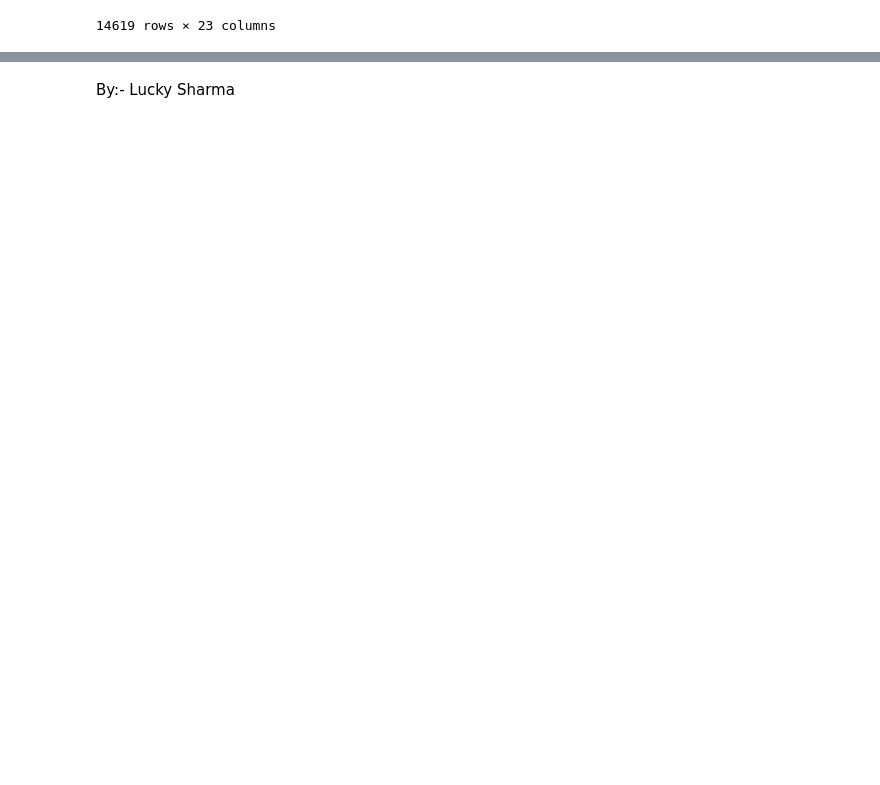
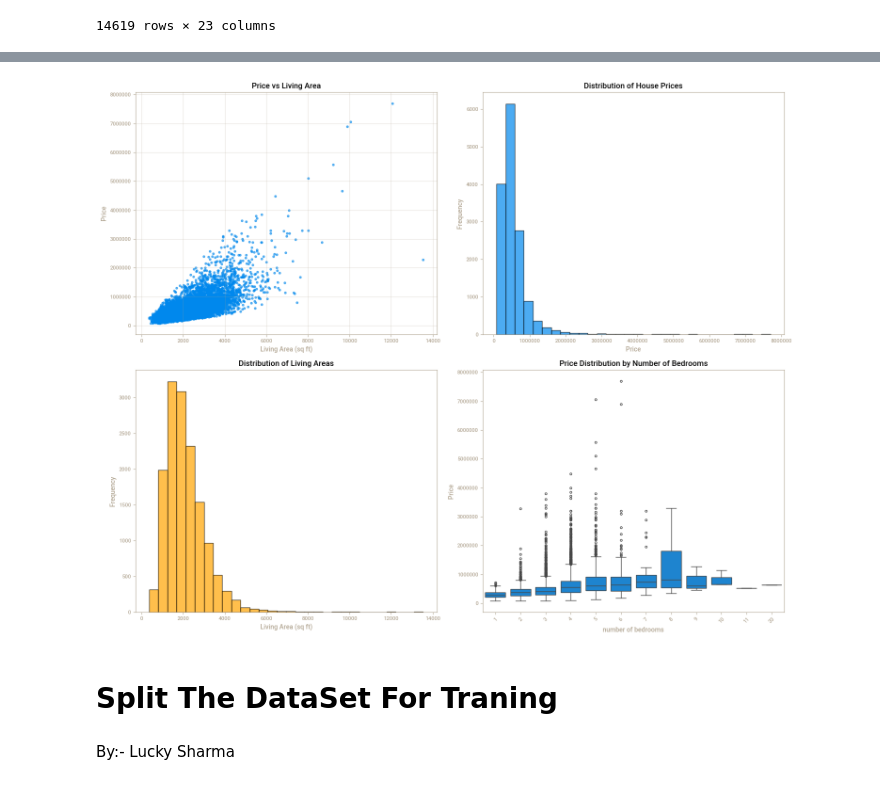
Before and after one commit to itsluckysharma01/House_Price_India-Regression_Model-ML., a Jupyter notebook: House_Price_India-Regression-ML.ipynb, the cells around one changed output, grey strips where cells are left out. Saved outputs shown, nothing was run; the diff lists cells and outputs as text; code cells hidden in the pictures; blank space fills up the shorter version.

```diff
--- a/House_Price_India-Regression-ML.ipynb
+++ b/House_Price_India-Regression-ML.ipynb
@@ -32,2 +336,36 @@ df
+# %%
+# Create a comprehensive visualization dashboard
+fig, axes = plt.subplots(2, 2, figsize=(15, 12))
+
+# 1. Scatter plot
+axes[0, 0].scatter(df['living area'], df['Price'], alpha=0.6)
+axes[0, 0].set_xlabel('Living Area (sq ft)')
+axes[0, 0].set_ylabel('Price')
+axes[0, 0].set_title('Price vs Living Area')
+axes[0, 0].grid(True, alpha=0.3)
+
+# 2. Histogram of prices
+axes[0, 1].hist(df['Price'], bins=30, edgecolor='black', alpha=0.7)
+axes[0, 1].set_xlabel('Price')
+axes[0, 1].set_ylabel('Frequency')
+axes[0, 1].set_title('Distribution of House Prices')
+
+# 3. Histogram of living areas
+axes[1, 0].hist(df['living area'], bins=30, edgecolor='black', alpha=0.7, color='orange')
+axes[1, 0].set_xlabel('Living Area (sq ft)')
+axes[1, 0].set_ylabel('Frequency')
+axes[1, 0].set_title('Distribution of Living Areas')
+
+# 4. Box plot of price by number of bedrooms
+sns.boxplot(data=df, x='number of bedrooms', y='Price', ax=axes[1, 1])
+axes[1, 1].set_title('Price Distribution by Number of Bedrooms')
+axes[1, 1].tick_params(axis='x', rotation=45)
+
+plt.tight_layout()
+plt.show()
+# %% [output]
+[figure, added]
+# %% [markdown]
+# Split The DataSet For Traning
 # %% [markdown]
 By:- Lucky Sharma
```
Also changed, not shown: parts of 35 cells of this notebook, 1 other file.
